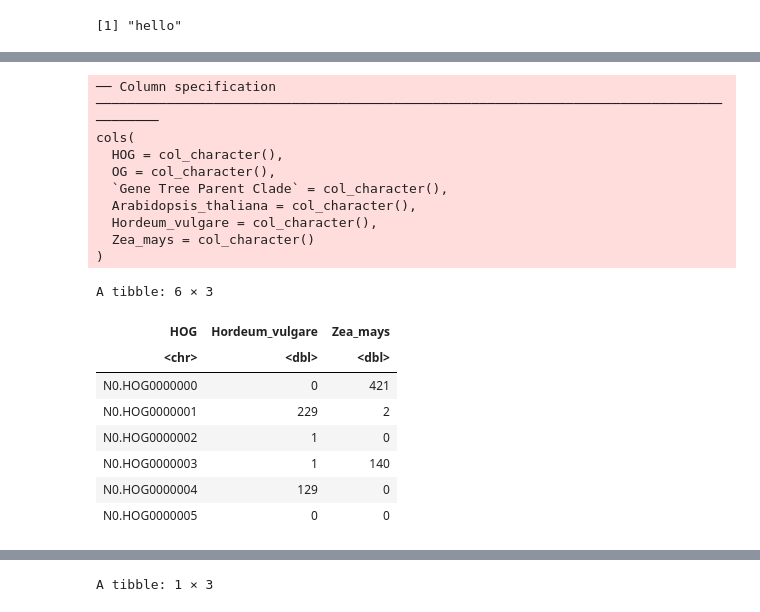
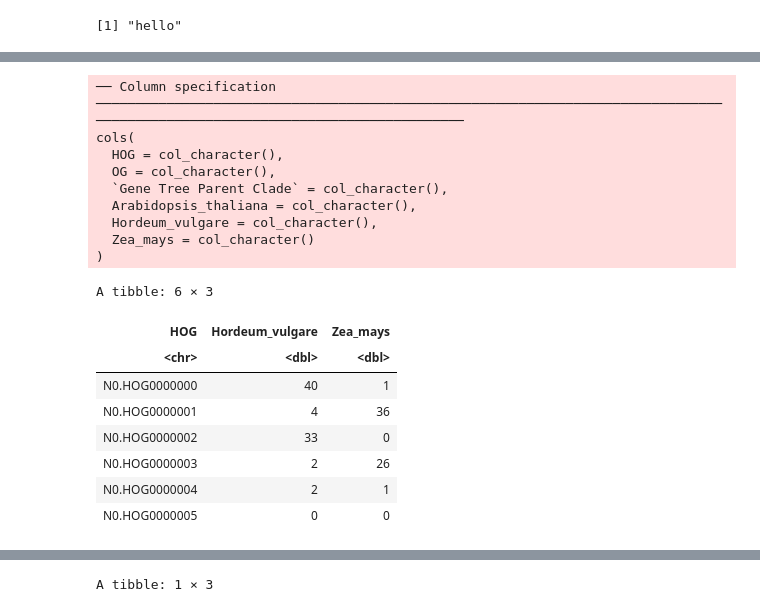
Before and after one commit to tgstoecker/A2TEA.Workflow, a Jupyter notebook: notebooks/R_expansion.ipynb, the cells around one changed output, grey strips where cells are left out. Cells and saved outputs as stored; diff of their text form; code cells hidden in the pictures.

```diff
--- a/notebooks/R_expansion.ipynb
+++ b/notebooks/R_expansion.ipynb
@@ -68,5 +61,5 @@ name = "Expanded in barley compared to maize"
 expanded_in = "Hordeum_vulgare"
 compared_to = "Zea_mays"
 # %%
-OG.GC <- readr::read_tsv("orthofinder/final-results/Orthogroups/Orthogroups.GeneCount.tsv")
+OG.GC <- readr::read_tsv("../orthofinder/final-results/Orthogroups/Orthogroups.GeneCount.tsv")
 # %% [output]
@@ -214,7 +232,7 @@ orthogroups <- readr::read_delim(file = "orthofinder/final-results/Orthogroups/O
 # %%
 #read-in Orthogroups.txt new!!
 #expanded OG_s also have to be computed based on this..
-ph_orthogroups <- readr::read_delim(file = "orthofinder/final-results/Phylogenetic_Hierarchical_Orthogroups/N0.tsv",
+ph_orthogroups <- readr::read_delim(file = "../orthofinder/final-results/Phylogenetic_Hierarchical_Orthogroups/N0.tsv",
                           delim = "\t",
 #                          col_names = c("HOG", "genes"),
 #                          col_types = c(
@@ -257,39 +275,39 @@ for (i in 1:nrow(ph_orthogroups)) {
             {
                 test = length(unlist(strsplit(ph_orthogroups[i,][[j]], ",")))
                 row <- c(row, test)
             }
 }
     HOG_df[i,] <- row
 }
 
 HOG_tibble <- as_tibble(HOG_df)
 
 for (k in 1:length(all_species)) {
     o = all_species[k]
     HOG_tibble[[o]] <- as.numeric(HOG_tibble[[o]])
 }
 head(HOG_tibble)
 
 #create "copy" as HOG_tibble is currently modified in the upcoming step
 HOG_tibble_complete <- HOG_tibble
 # %% [output]
-── Column specification ────────────────────────────────────────────────────────────────────────────────────────
+── Column specification ───────────────────────────────────────────────────────────────────────────────────────────────────────────────────────────────
 cols(
   HOG = col_character(),
   OG = col_character(),
   `Gene Tree Parent Clade` = col_character(),
   Arabidopsis_thaliana = col_character(),
   Hordeum_vulgare = col_character(),
   Zea_mays = col_character()
 )
 A tibble: 6 × 3
 | HOG | Hordeum_vulgare | Zea_mays |
 | <chr> | <dbl> | <dbl> |
-| N0.HOG0000000 | 0 | 421 |
-| N0.HOG0000001 | 229 | 2 |
-| N0.HOG0000002 | 1 | 0 |
-| N0.HOG0000003 | 1 | 140 |
-| N0.HOG0000004 | 129 | 0 |
+| N0.HOG0000000 | 40 | 1 |
+| N0.HOG0000001 | 4 | 36 |
+| N0.HOG0000002 | 33 | 0 |
+| N0.HOG0000003 | 2 | 26 |
+| N0.HOG0000004 | 2 | 1 |
 | N0.HOG0000005 | 0 | 0 |
 # %%
 #head(my_tibble)
```
Also changed, not shown: parts of 10 cells of this notebook.
